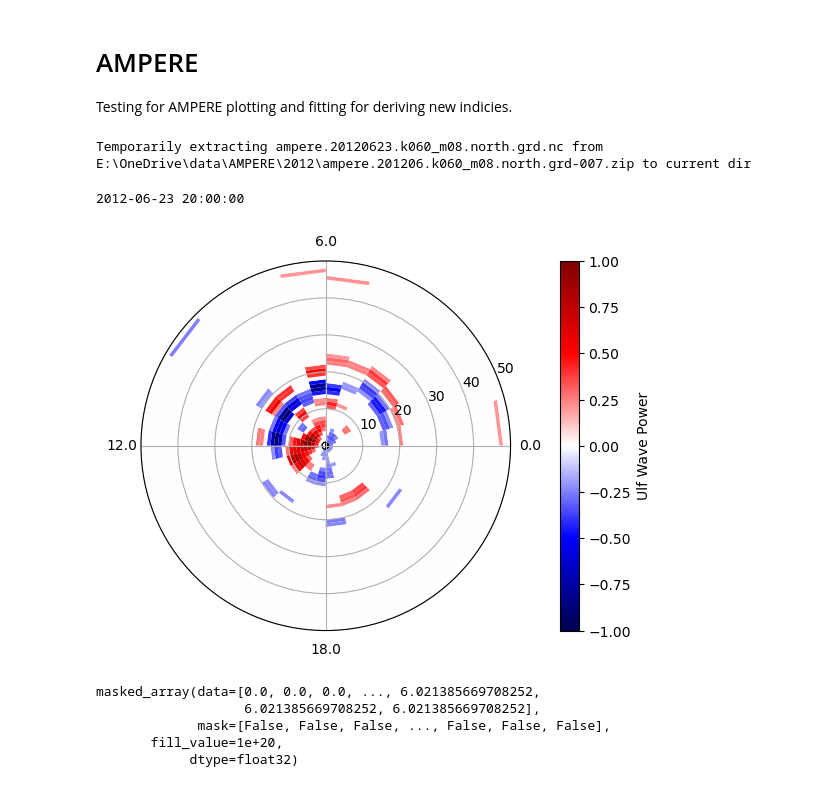
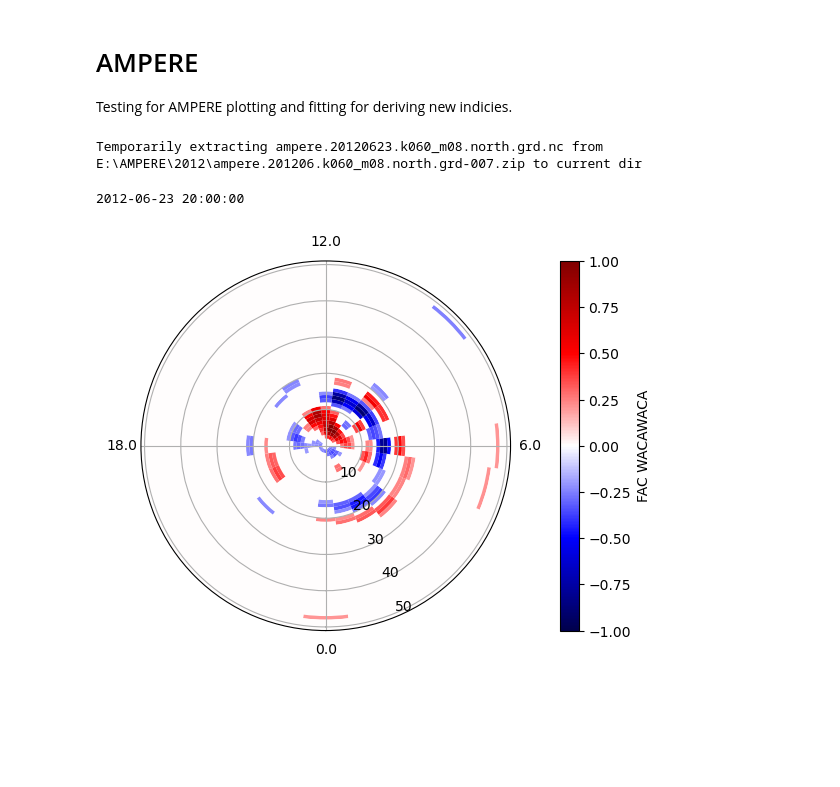
Before and after one commit to kylermurphy/AMPERE, a Jupyter notebook: Notebooks/AMPERE_plot.ipynb, the cells around one changed output. Cells and saved outputs as stored; diff of their text form; code cells hidden in the pictures; blank space fills up the shorter version.

```diff
--- a/Notebooks/AMPERE_plot.ipynb
+++ b/Notebooks/AMPERE_plot.ipynb
@@ -13,6 +13,6 @@ sys.path.append(os.path.dirname(file_path))
 # %%
 import data_io as dio
 # %%
-amp_dat = dio.load_ampere()
+amp_dat = dio.load_ampere(local_dir="E:\AMPERE")
 # %% [output]
-Temporarily extracting ampere.20120623.k060_m08.north.grd.nc from E:\OneDrive\data\AMPERE\2012\ampere.201206.k060_m08.north.grd-007.zip to current dir
+Temporarily extracting ampere.20120623.k060_m08.north.grd.nc from E:\AMPERE\2012\ampere.201206.k060_m08.north.grd-007.zip to current dir
@@ -67,13 +118,9 @@ def colored_bar(left, height, z=None, width=0.8, bottom=0, ax=None, **kwargs):
 # min is 0.2
 tt = 600
 print(amp_dat['time'][tt])
-theta = np.deg2rad(amp_dat['mlt_hr'][tt,:].flatten()*360/24.)
-bottom = amp_dat['cLat_deg'][tt,:].flatten()
-height = theta.copy()
-width = theta.copy()
-height[:] = 1
-width[:] = np.deg2rad(360/24.)
-z = amp_dat['jPar'][tt,:].flatten()
+theta = np.deg2rad((amp_dat['mlt_hr'][tt,:]-0.5)*360/24.)
+bottom = amp_dat['cLat_deg'][tt,:]
+z = amp_dat['jPar'][tt,:]
 
 z[np.where(np.abs(z) < 0.2)] = 0
 # %% [output]
@@ -81,11 +128,12 @@ z[np.where(np.abs(z) < 0.2)] = 0
 # %%
 fig = plt.figure()
 ax = fig.add_subplot(111, projection='polar')
 cmap = plt.get_cmap('seismic')
 
-coll = colored_bar(theta,height,width=width, bottom=bottom, z=z,
-                   ax=ax, cmap=cmap, norm=cols.Normalize(vmin=-1,vmax=1))
+coll = polar_hist(theta=theta,height=1,width=np.deg2rad(360/24.), bottom=bottom, z=z,
+                   ax=ax, cmap=cmap, norm=cols.Normalize(vmin=-1,vmax=1),
+                   label='FAC WACAWACA')
 
 plt.show()
 # %% [output]
-[figure, old version]
+[figure, new version]
@@ -96,8 +139,0 @@ height =  width = theta.copy()
-# %%
-width
-# %% [output]
-masked_array(data=[0.0, 0.0, 0.0, ..., 6.021385669708252,
-                   6.021385669708252, 6.021385669708252],
-             mask=[False, False, False, ..., False, False, False],
-       fill_value=1e+20,
-            dtype=float32)
```
Also changed, not shown: parts of 8 cells of this notebook.
